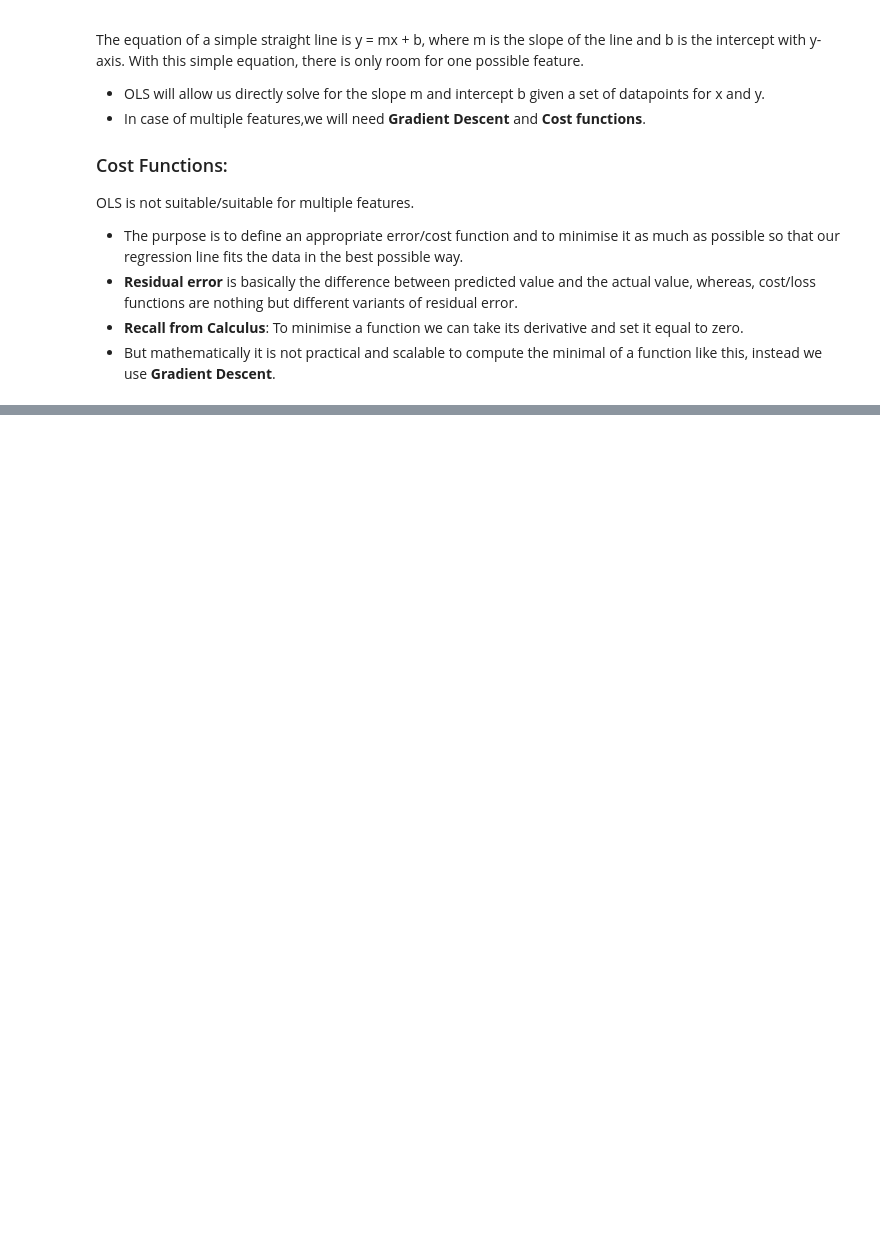
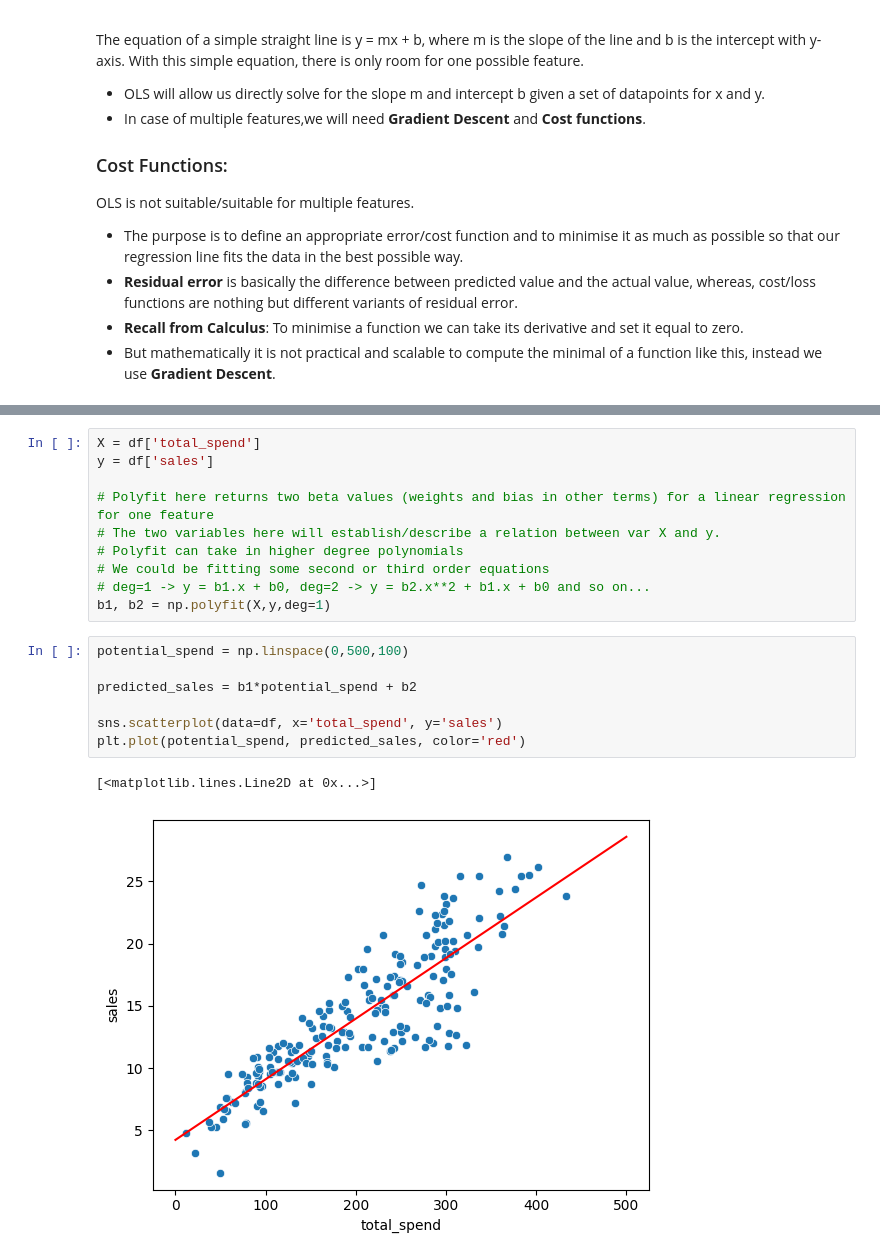
Before and after one commit to darshitttt/AI_ML_Learning, a Jupyter notebook: ML_Course/SupervisedML.ipynb, the cells around one changed output, grey strips where cells are left out. Drawn from its saved outputs; the diff is of its cells as text; blank space fills up the shorter version.

```diff
--- a/ML_Course/SupervisedML.ipynb
+++ b/ML_Course/SupervisedML.ipynb
@@ -58,0 +82,20 @@ OLS is not suitable/suitable for multiple features.
+# %%
+X = df['total_spend']
+y = df['sales']
+
+# Polyfit here returns two beta values (weights and bias in other terms) for a linear regression for one feature
+# The two variables here will establish/describe a relation between var X and y.
+# Polyfit can take in higher degree polynomials
+# We could be fitting some second or third order equations
+# deg=1 -> y = b1.x + b0, deg=2 -> y = b2.x**2 + b1.x + b0 and so on...
+b1, b2 = np.polyfit(X,y,deg=1)
+# %%
+potential_spend = np.linspace(0,500,100)
+
+predicted_sales = b1*potential_spend + b2
+
+sns.scatterplot(data=df, x='total_spend', y='sales')
+plt.plot(potential_spend, predicted_sales, color='red')
+# %% [output]
+[<matplotlib.lines.Line2D at 0x...>]
+[figure, added]
```
Also changed, not shown: parts of 3 cells of this notebook, 1 other file.
